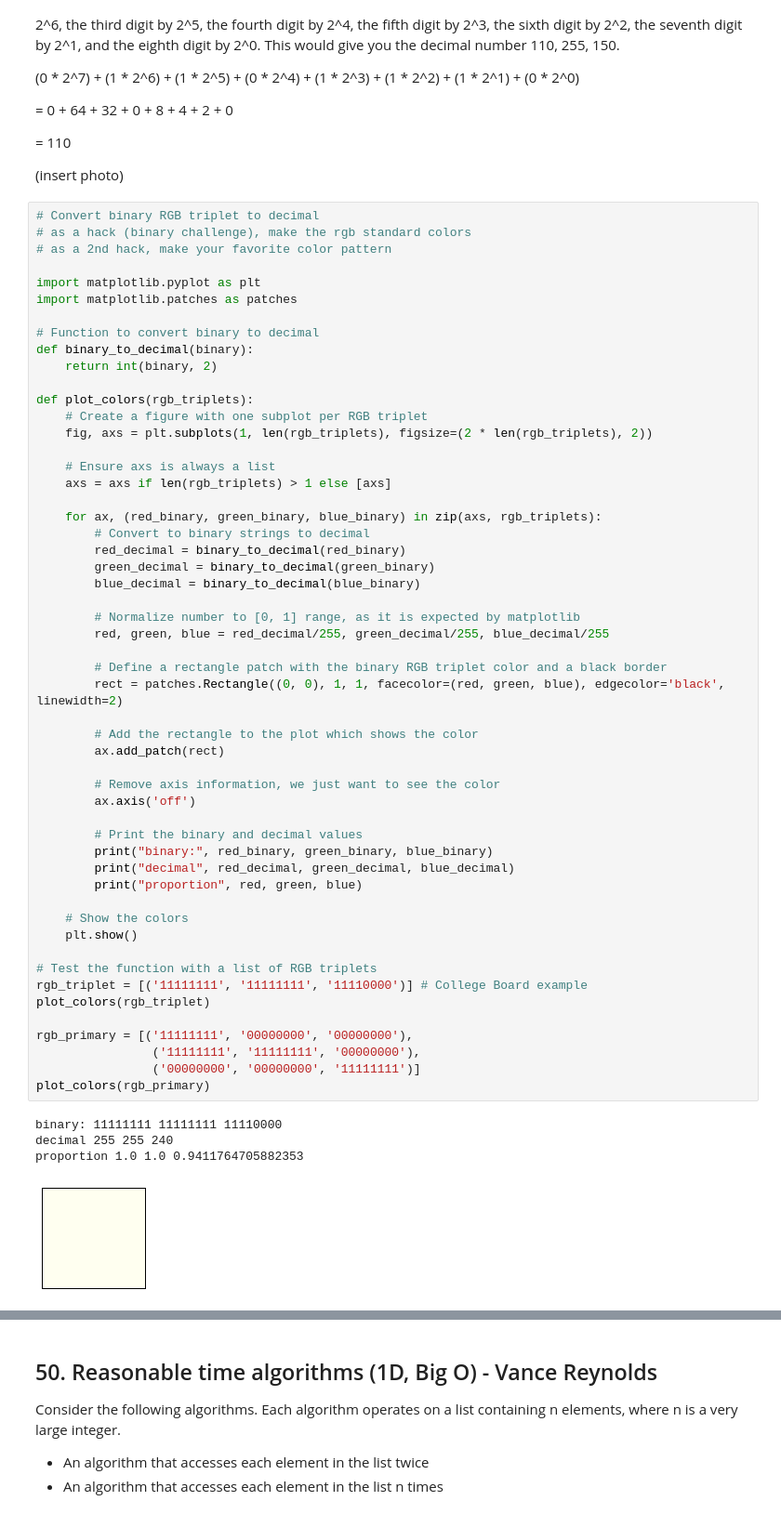
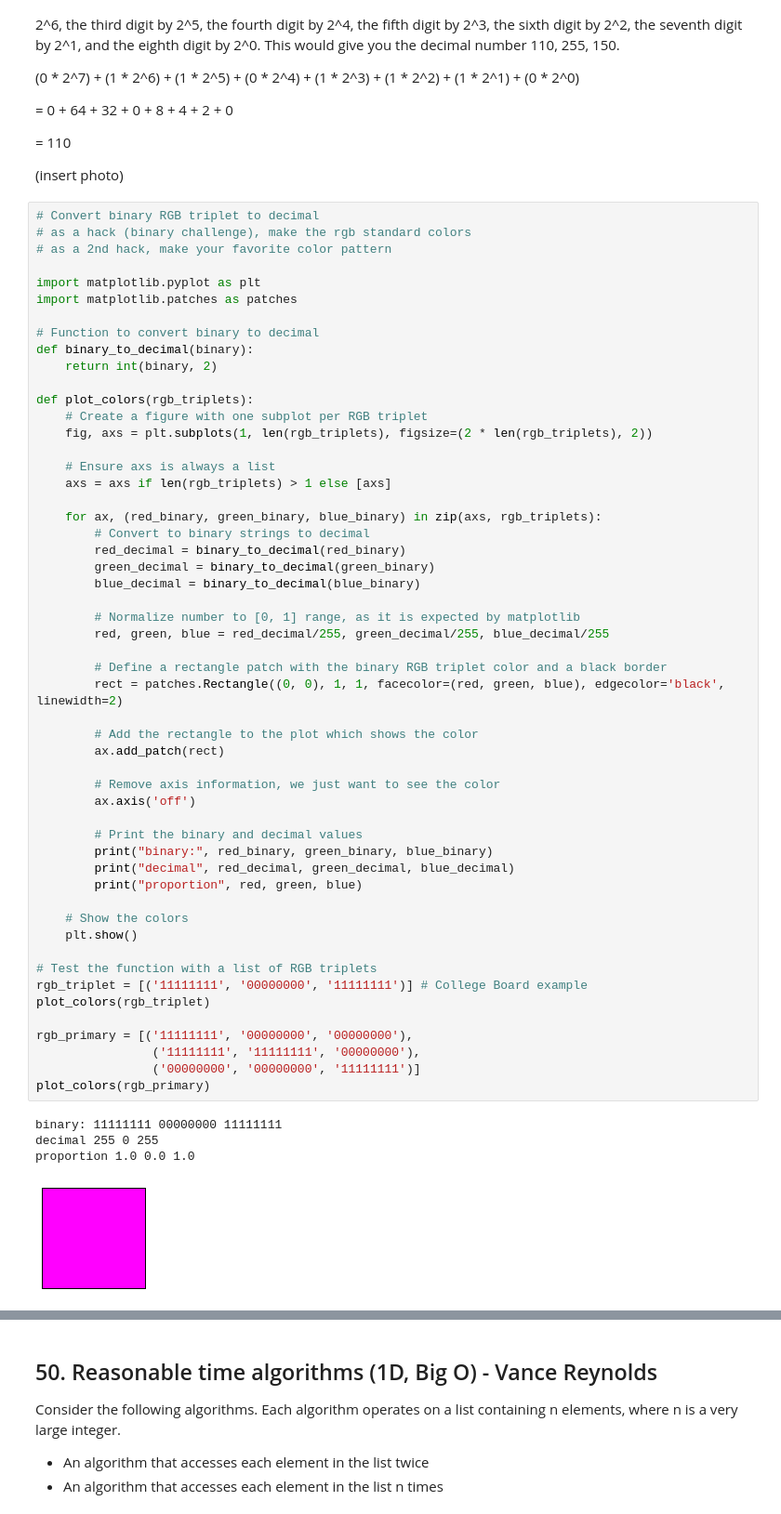
Before and after one commit to Ashwinv93/CompSci, a Jupyter notebook: _notebooks/2024-03-12-CSP-MCQ-2020-missed.ipynb, the cells around one changed output, grey strips where cells are left out. Shown at 93% size. Drawn from its saved outputs; the diff is of its cells as text.

```diff
--- a/_notebooks/2024-03-12-CSP-MCQ-2020-missed.ipynb
+++ b/_notebooks/2024-03-12-CSP-MCQ-2020-missed.ipynb
@@ -166,38 +219,38 @@ def plot_colors(rgb_triplets):
         blue_decimal = binary_to_decimal(blue_binary)
 
         # Normalize number to [0, 1] range, as it is expected by matplotlib
         red, green, blue = red_decimal/255, green_decimal/255, blue_decimal/255
 
         # Define a rectangle patch with the binary RGB triplet color and a black border
         rect = patches.Rectangle((0, 0), 1, 1, facecolor=(red, green, blue), edgecolor='black', linewidth=2)
 
         # Add the rectangle to the plot which shows the color
         ax.add_patch(rect)
 
         # Remove axis information, we just want to see the color
         ax.axis('off')
 
         # Print the binary and decimal values
         print("binary:", red_binary, green_binary, blue_binary)
         print("decimal", red_decimal, green_decimal, blue_decimal)
         print("proportion", red, green, blue)
 
     # Show the colors
     plt.show()
 
 # Test the function with a list of RGB triplets
-rgb_triplet = [('11111111', '11111111', '11110000')] # College Board example
+rgb_triplet = [('11111111', '00000000', '11111111')] # College Board example
 plot_colors(rgb_triplet)
 
 rgb_primary = [('11111111', '00000000', '00000000'),
                 ('11111111', '11111111', '00000000'),
                 ('00000000', '00000000', '11111111')]
 plot_colors(rgb_primary)
 # %% [output]
-binary: 11111111 11111111 11110000
-decimal 255 255 240
-proportion 1.0 1.0 0.9411764705882353
+binary: 11111111 00000000 11111111
+decimal 255 0 255
+proportion 1.0 0.0 1.0
-[figure, old version]
+[figure, new version]
 binary: 11111111 00000000 00000000
 decimal 255 0 0
 proportion 1.0 0.0 0.0
```
Also changed, not shown: parts of 18 cells of this notebook, 1 other file.
